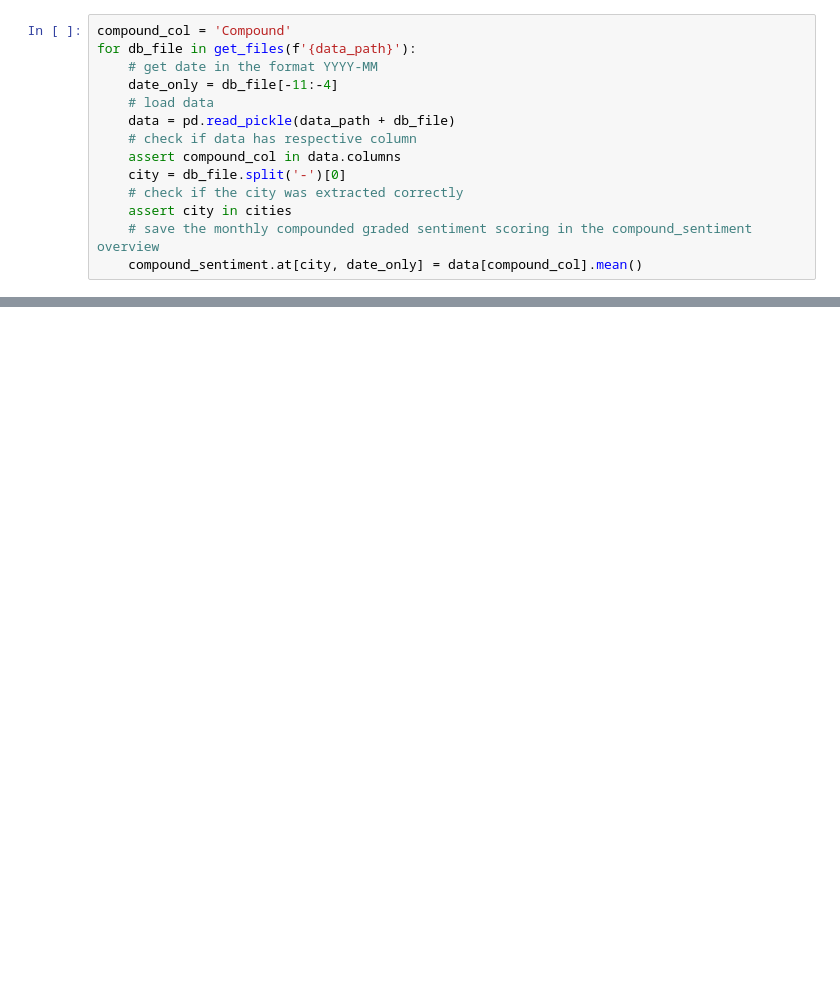
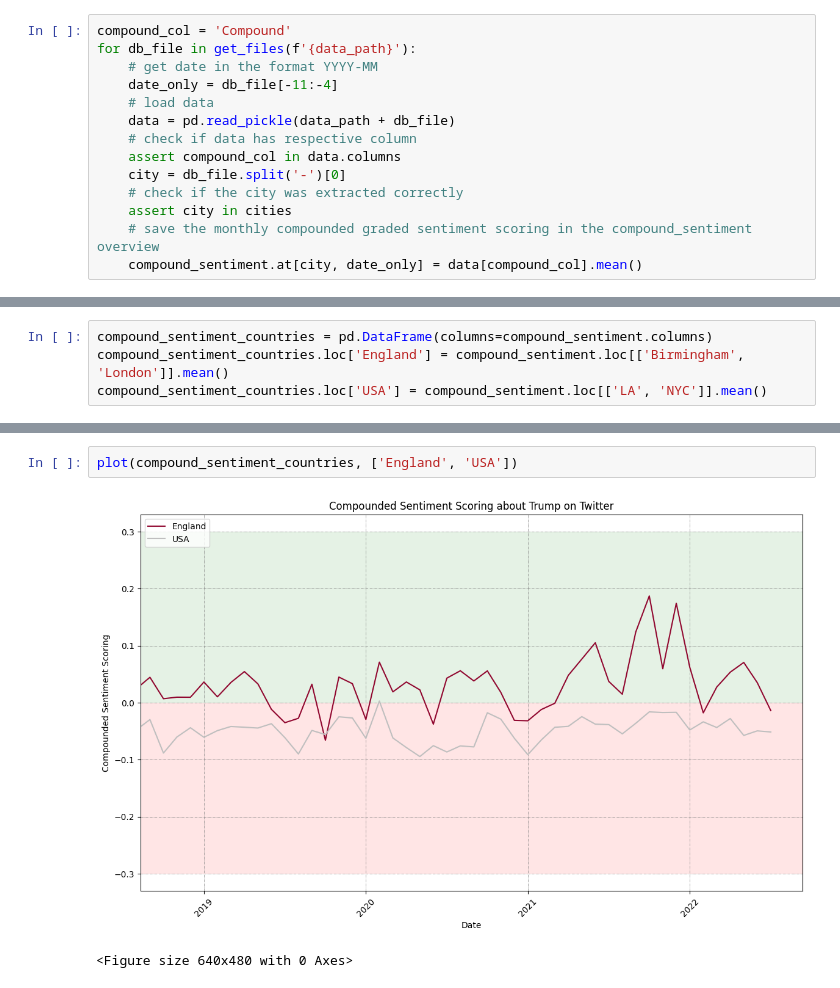
Before and after one commit to lgiesen/twitter-sentiment-analysis-politicians, a Jupyter notebook: 4_analysis.ipynb, the cells around one changed output, grey strips where cells are left out. Drawn from its saved outputs; the diff is of its cells as text; blank space fills up the shorter version.

```diff
--- a/4_analysis.ipynb
+++ b/4_analysis.ipynb
@@ -102,0 +123,4 @@ plt.show()
+# %%
+compound_sentiment_countries = pd.DataFrame(columns=compound_sentiment.columns)
+compound_sentiment_countries.loc['England'] = compound_sentiment.loc[['Birmingham', 'London']].mean()
+compound_sentiment_countries.loc['USA'] = compound_sentiment.loc[['LA', 'NYC']].mean()
@@ -102,0 +134,5 @@ plt.show()
+# %%
+plot(compound_sentiment_countries, ['England', 'USA'])
+# %% [output]
+[figure, added]
+<Figure size 640x480 with 0 Axes>
```
Also changed, not shown: parts of 9 cells of this notebook, 1 other file.
